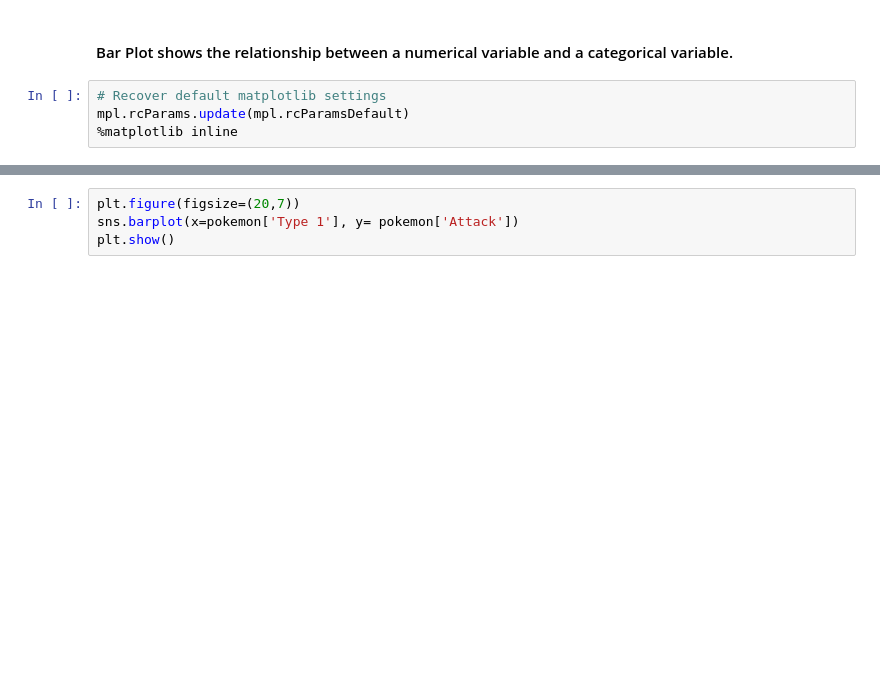
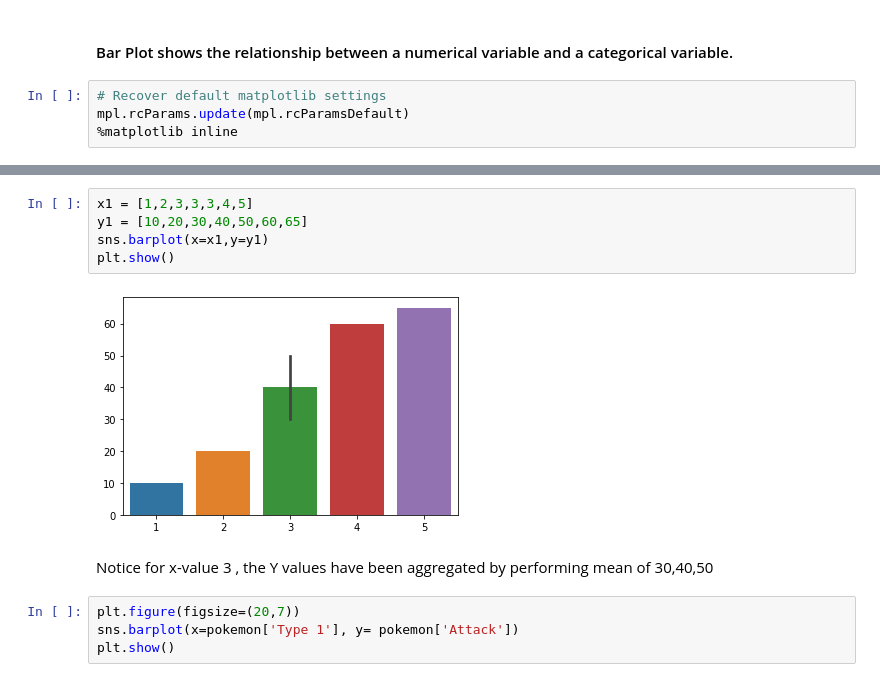
Before and after one commit to datasciencescoop/Data-Visualization, a Jupyter notebook: Seaborn/5. Bar plot.ipynb, the cells around one changed output, grey strips where cells are left out. Saved outputs shown, nothing was run; the diff lists cells and outputs as text; blank space fills up the shorter version.

```diff
--- a/Seaborn/5. Bar plot.ipynb
+++ b/Seaborn/5. Bar plot.ipynb
@@ -29,3 +36,12 @@ mpl.rcParams.update(mpl.rcParamsDefault)
+# %%
+x1 = [1,2,3,3,3,4,5]
+y1 = [10,20,30,40,50,60,65]
+sns.barplot(x=x1,y=y1)
+plt.show()
+# %% [output]
+[figure, added]
+# %% [markdown]
+Notice for x-value 3 , the Y values have been aggregated by performing mean of 30,40,50
 # %%
 plt.figure(figsize=(20,7))
 sns.barplot(x=pokemon['Type 1'], y= pokemon['Attack'])
```
Also changed, not shown: parts of 1 cell of this notebook.
